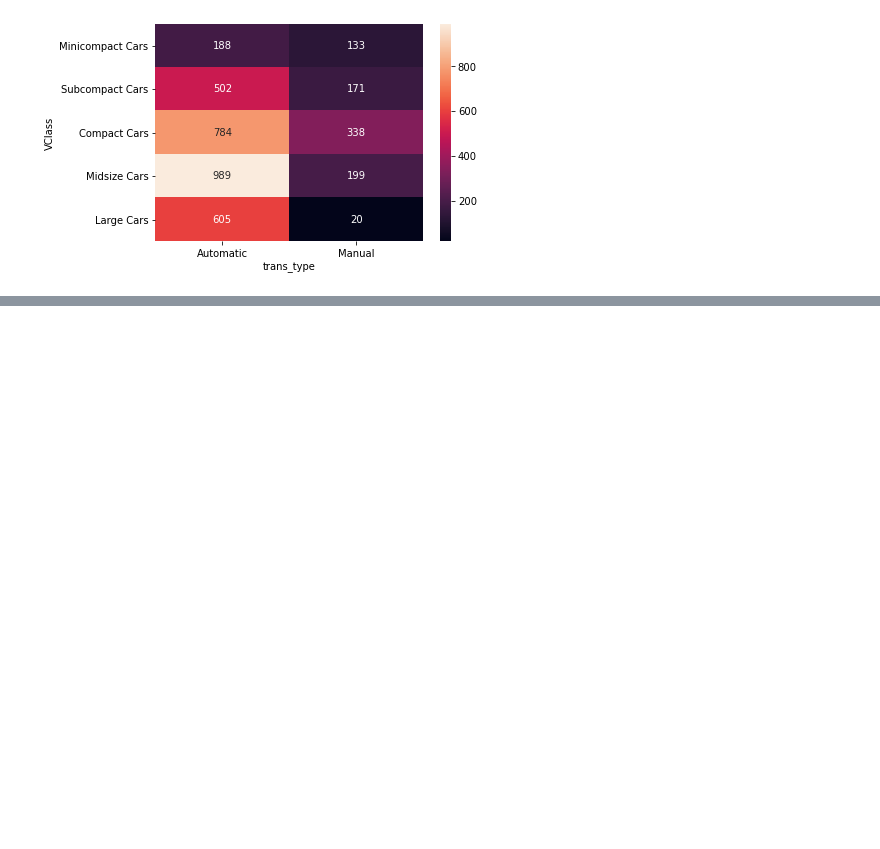
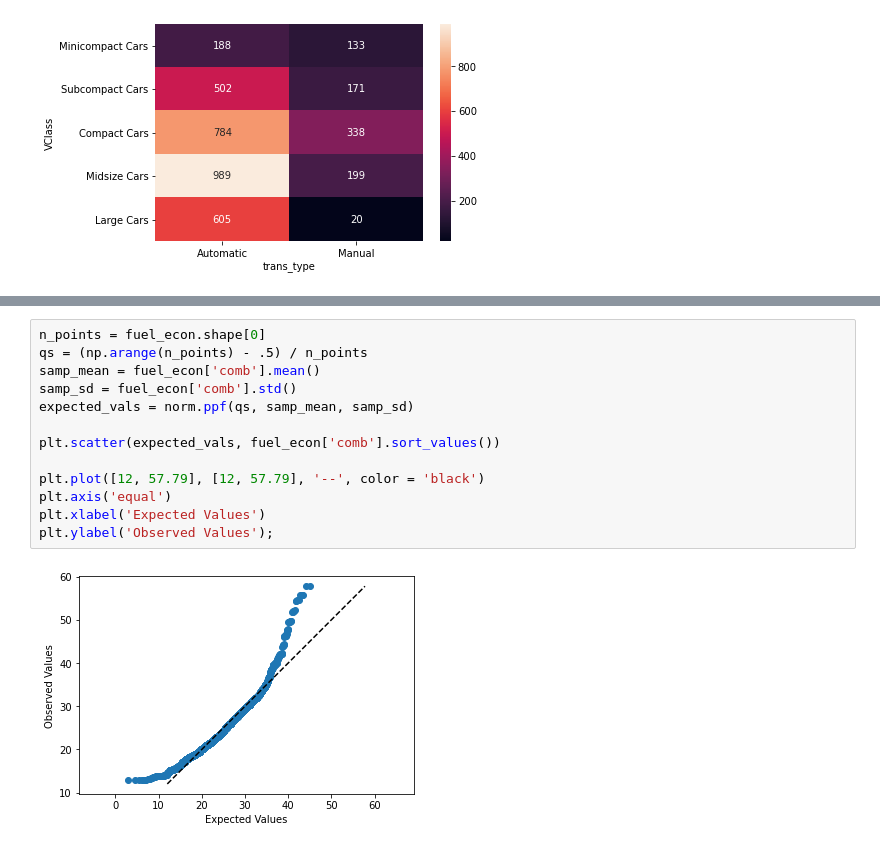
Before and after one commit to jackycwwang/data_visualization, a Jupyter notebook: 3. bivariate_exploration_of_data.ipynb, the cells around one changed output, grey strips where cells are left out. Drawn from its saved outputs; the diff is of its cells as text; blank space fills up the shorter version.

```diff
--- a/3. bivariate_exploration_of_data.ipynb
+++ b/3. bivariate_exploration_of_data.ipynb
@@ -838,0 +897,15 @@ g.add_legend();
+# %%
+n_points = fuel_econ.shape[0]
+qs = (np.arange(n_points) - .5) / n_points
+samp_mean = fuel_econ['comb'].mean()
+samp_sd = fuel_econ['comb'].std()
+expected_vals = norm.ppf(qs, samp_mean, samp_sd)
+
+plt.scatter(expected_vals, fuel_econ['comb'].sort_values())
+
+plt.plot([12, 57.79], [12, 57.79], '--', color = 'black')
+plt.axis('equal')
+plt.xlabel('Expected Values')
+plt.ylabel('Observed Values');
+# %% [output]
+[figure, added]
```
Also changed, not shown: parts of 107 cells of this notebook.
